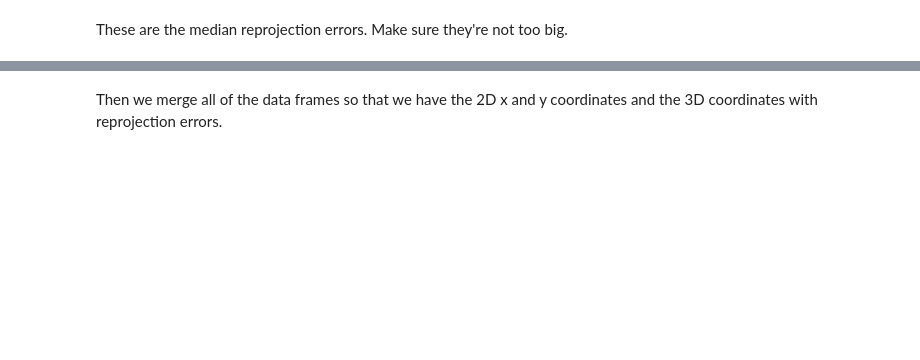
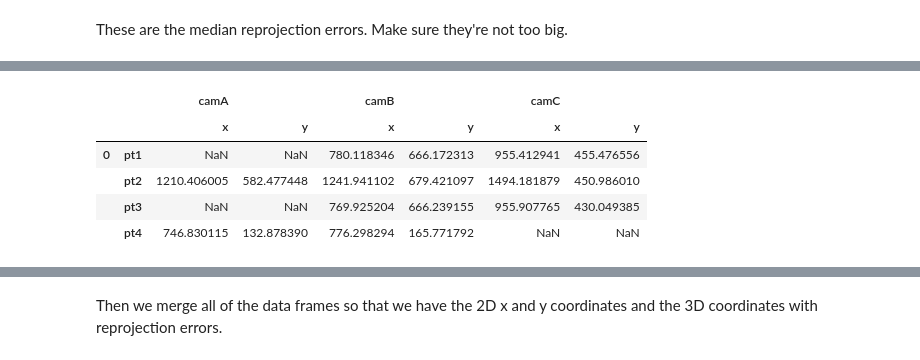
Before and after one commit to tytell/tytell-lab, a Jupyter notebook: triangulate_sleap.ipynb, the cells around one changed output, grey strips where cells are left out. Cells and saved outputs as stored; diff of their text form; code cells hidden in the pictures; blank space fills up the shorter version.

```diff
--- a/triangulate_sleap.ipynb
+++ b/triangulate_sleap.ipynb
@@ -154,0 +192,16 @@ ptsall3d2.loc[:,(slice(None), 'err')].groupby(level=2).median()
+# %%
+cn = [n.split('_') for n in cn]
+#cn = [[n[1], n[2], n[0]] for n in cn]
+
+axesdata1 = copy(axesdata)
+axesdata1.columns = pd.MultiIndex.from_tuples(cn)
+axesdata1 = axesdata1.stack(level=0)
+
+axesdata1
+# %% [output]
+|  |  | camA |  | camB |  | camC |  |
+|  |  | x | y | x | y | x | y |
+| 0 | pt1 | NaN | NaN | 780.118346 | 666.172313 | 955.412941 | 455.476556 |
+|  | pt2 | 1210.406005 | 582.477448 | 1241.941102 | 679.421097 | 1494.181879 | 450.986010 |
+|  | pt3 | NaN | NaN | 769.925204 | 666.239155 | 955.907765 | 430.049385 |
+|  | pt4 | 746.830115 | 132.878390 | 776.298294 | 165.771792 | NaN | NaN |
```
Also changed, not shown: parts of 11 cells of this notebook, 2 other files.
